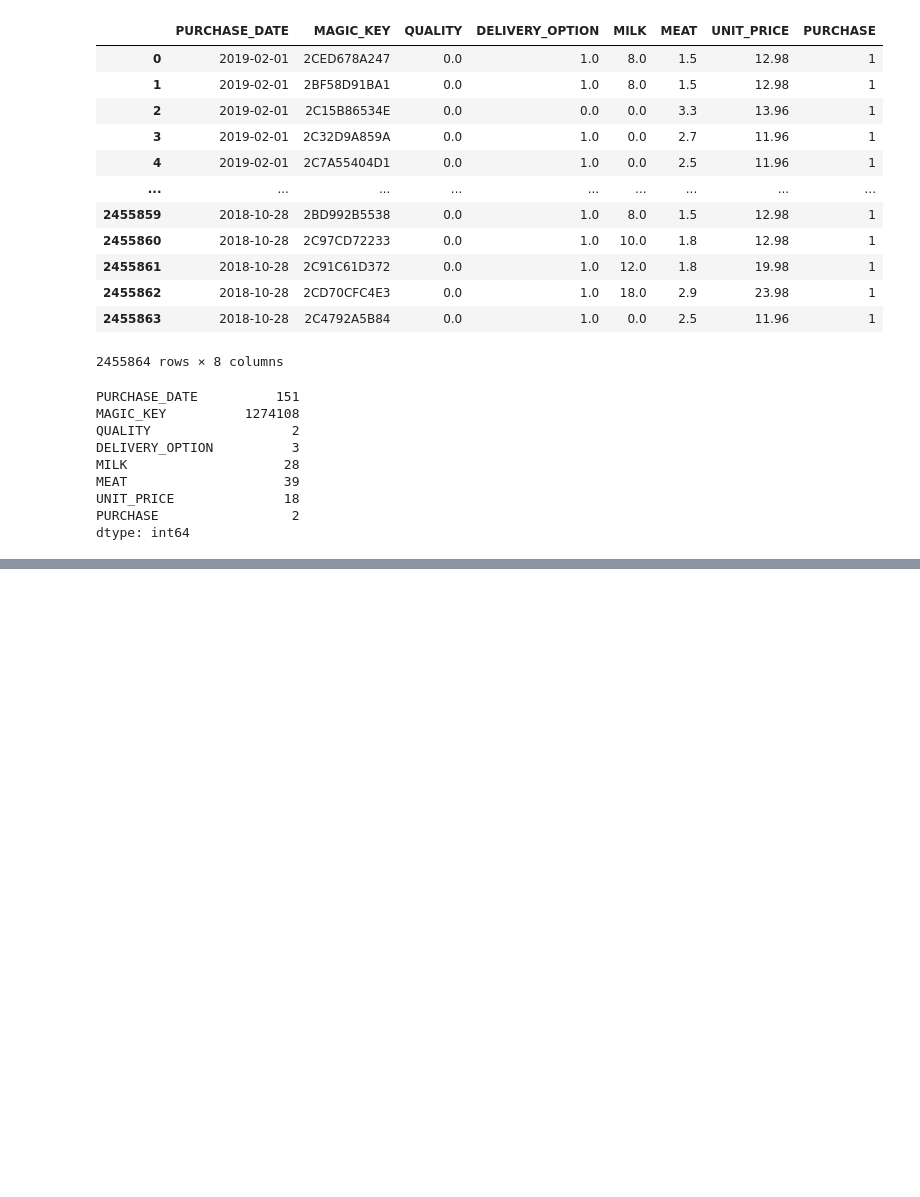
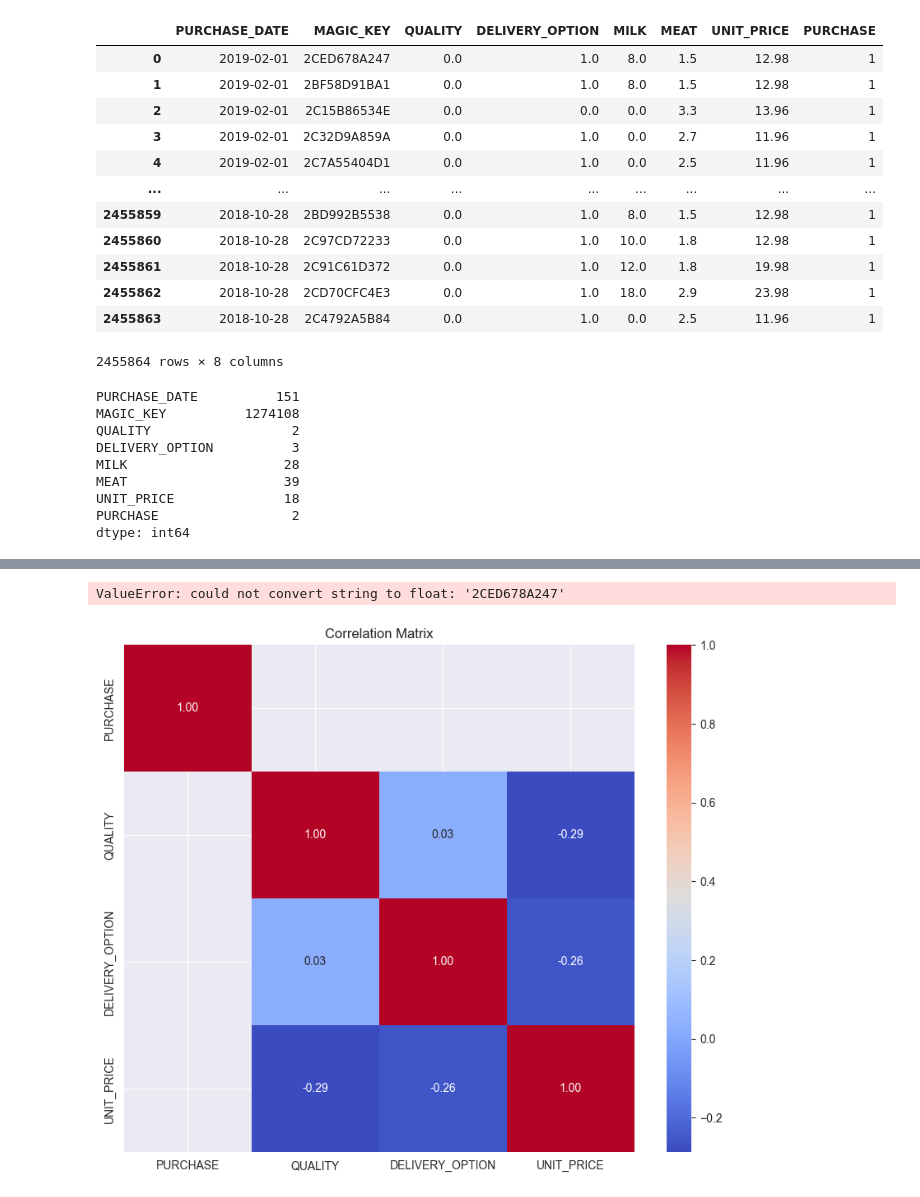
Before and after one commit to Exile404/Robi-Datathon, a Jupyter notebook: Problem1/Problem1 Zun.ipynb, the cells around one changed output, grey strips where cells are left out. Saved outputs shown, nothing was run; the diff lists cells and outputs as text; code cells hidden in the pictures; blank space fills up the shorter version.

Commit message:
feat(corr): Correalation Graph

```diff
--- a/Problem1/Problem1 Zun.ipynb
+++ b/Problem1/Problem1 Zun.ipynb
@@ -226,6 +226,3 @@ MEAT                    39
 UNIT_PRICE              18
 PURCHASE                 2
 dtype: int64
-# %%
-merged_df = merged_df.drop(columns=["MILK", "MEAT"])
-merged_df.head()
@@ -238,0 +251,12 @@ merged_df.head()
+# %%
+correlation = merged_df[['PURCHASE', 'QUALITY', 'DELIVERY_OPTION', 'UNIT_PRICE']].corr()
+print(correlation)
+# %% [output]
+ValueError: could not convert string to float: '2CED678A247'
+# %%
+plt.figure(figsize=(10, 8))
+sns.heatmap(correlation, annot=True, cmap='coolwarm', fmt=".2f", annot_kws={"size": 10})
+plt.title('Correlation Matrix')
+plt.show()
+# %% [output]
+[figure, added]
```
Also changed, not shown: parts of 3 cells of this notebook.
